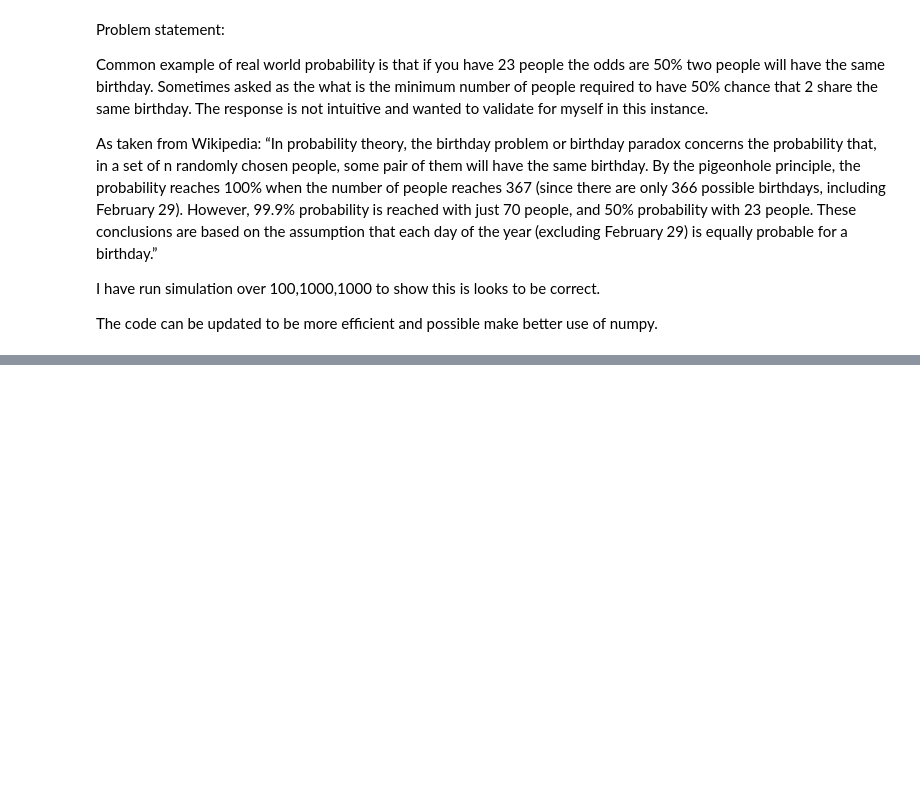
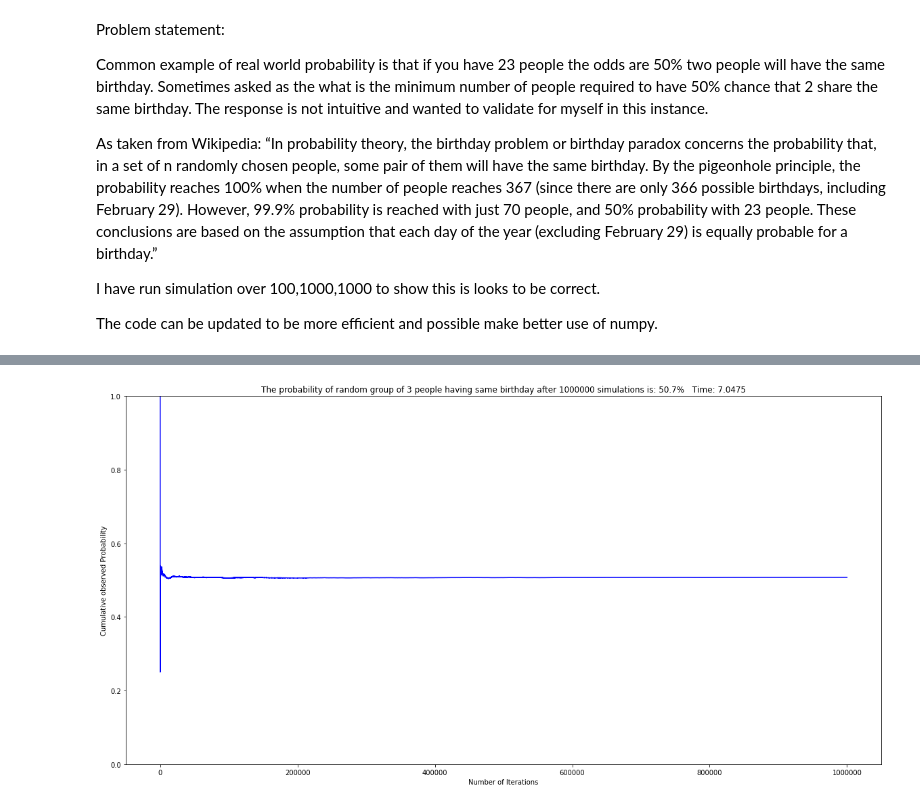
Before and after one commit to vipulpopat/MSCAI_CE4021_Week6, a Jupyter notebook: Etivity6.ipynb, the cells around one changed output, grey strips where cells are left out. Saved outputs shown, nothing was run; the diff lists cells and outputs as text; code cells hidden in the pictures; blank space fills up the shorter version.

```diff
--- a/Etivity6.ipynb
+++ b/Etivity6.ipynb
@@ -65,0 +120,4 @@ run_simulation(10000,'blue')
+# %%
+plot_time_simulation(1000000)
+# %% [output]
+[figure, added]
```
Also changed, not shown: parts of 13 cells of this notebook.
